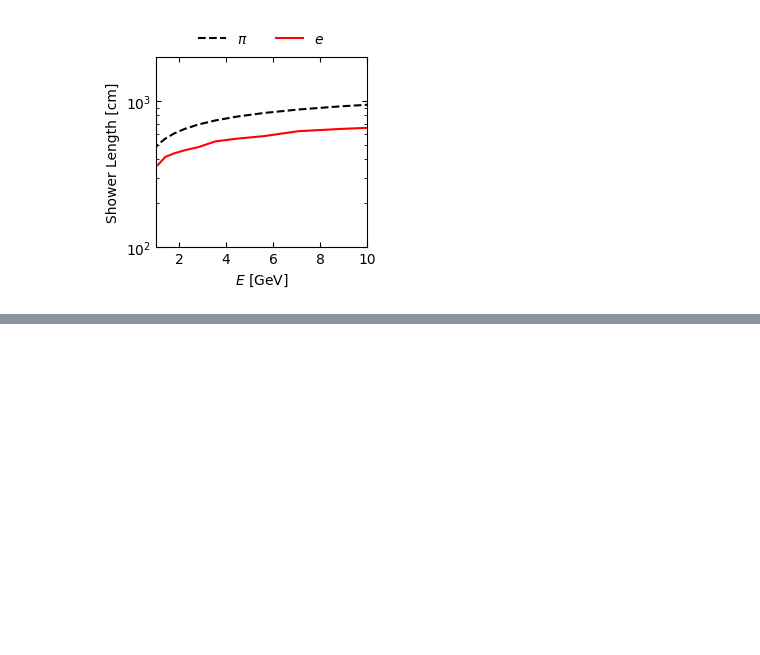
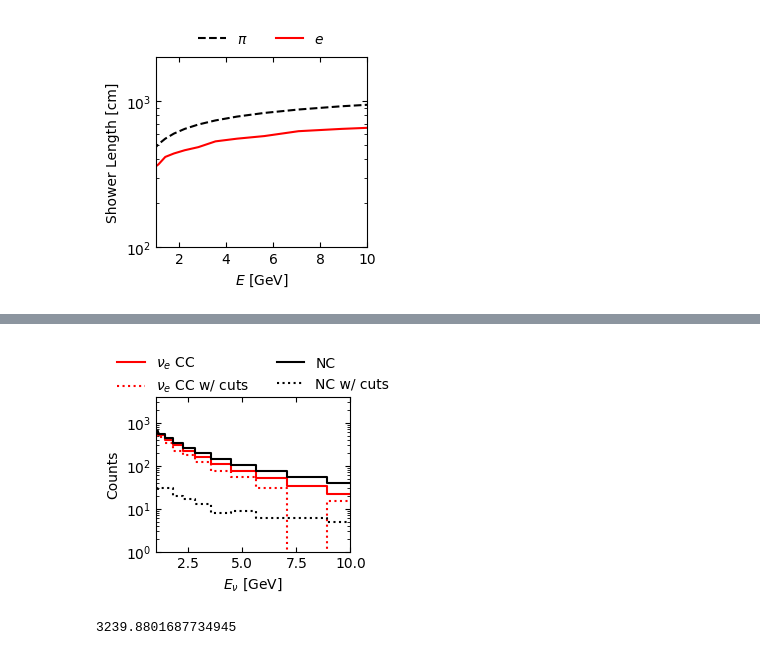
Before and after one commit to MeighenBergerS/cdm_detector_example, a Jupyter notebook: examples/basic_detector.ipynb, the cells around one changed output, grey strips where cells are left out. Cells and saved outputs as stored; diff of their text form; code cells hidden in the pictures; blank space fills up the shorter version.

```diff
--- a/examples/basic_detector.ipynb
+++ b/examples/basic_detector.ipynb
@@ -594,0 +684,77 @@ fig.tight_layout()
+# %%
+cc_cut_set = data_TvsS_cut(timing_samples_CC, cuts_CC, 1.5023693639498166)
+nc_cut_set = data_TvsS_cut(timing_samples_NC, cuts_NC, 1.5023693639498166)
+
+# Sum didn't work
+cc_cut_counts = np.array([
+    np.sum(elem) for elem in cc_cut_set
+])
+nc_cut_counts = np.array([
+    np.sum(elem) for elem in nc_cut_set
+])
+# %%
+# Let's plot it
+# -----------------------------------------------------------
+# plot
+fig, ax = plt.subplots(1, 1, figsize=(3,3))
+
+ax.step(
+    energy_grid[10:22],
+    interactions_nue_CC[10:22],
+    color='r',
+    ls='-',
+    label=r'$\nu_e$ CC'
+
+)
+
+ax.step(
+    energy_grid[10:22],
+    cc_cut_counts,
+    color='r',
+    ls=':',
+    label=r'$\nu_e$ CC w/ cuts'
+
+)
+
+ax.step(
+    energy_grid,
+    interactions_numu_nc + interactions_nue_NC,
+    color='k',
+    ls='-',
+    label=r'NC'
+
+)
+
+ax.step(
+    energy_grid[10:22],
+    nc_cut_counts,
+    color='k',
+    ls=':',
+    label=r'NC w/ cuts'
+
+)
+
+# ax.fill_betweenx([0, 1e5], 0, 1e0, color='k', alpha=0.2)
+# -----------------------------------------------------------
+# axis
+ax.set_xlim(1e0, 1e1)
+ax.set_ylim(1e0, 4e3)
+ax.set_yscale('log')
+ax.set_xscale('linear')
+# -----------------------------------------------------------
+# legend
+ax.legend(frameon=False, ncols=2, loc=9, bbox_to_anchor=(0.5, 1.35))
+# -----------------------------------------------------------
+# labels
+ax.set_xlabel(r"$E_\nu$ [GeV]")
+ax.set_ylabel(r"Counts")
+# ax.text(2e-1, 2, "Ignore", color='r')
+ax.tick_params(axis='both', which='both', direction='in', right=True, top=True)
+fig.tight_layout()
+# fig.savefig('atmospheric_flux.pdf', bbox_inches='tight', dpi=500)
+# %% [output]
+[figure, added]
+# %%
+np.sum(interactions_nue_CC[10:22])
+# %% [output]
+3239.8801687734945
```
Also changed, not shown: parts of 11 cells of this notebook, 12 other files.
